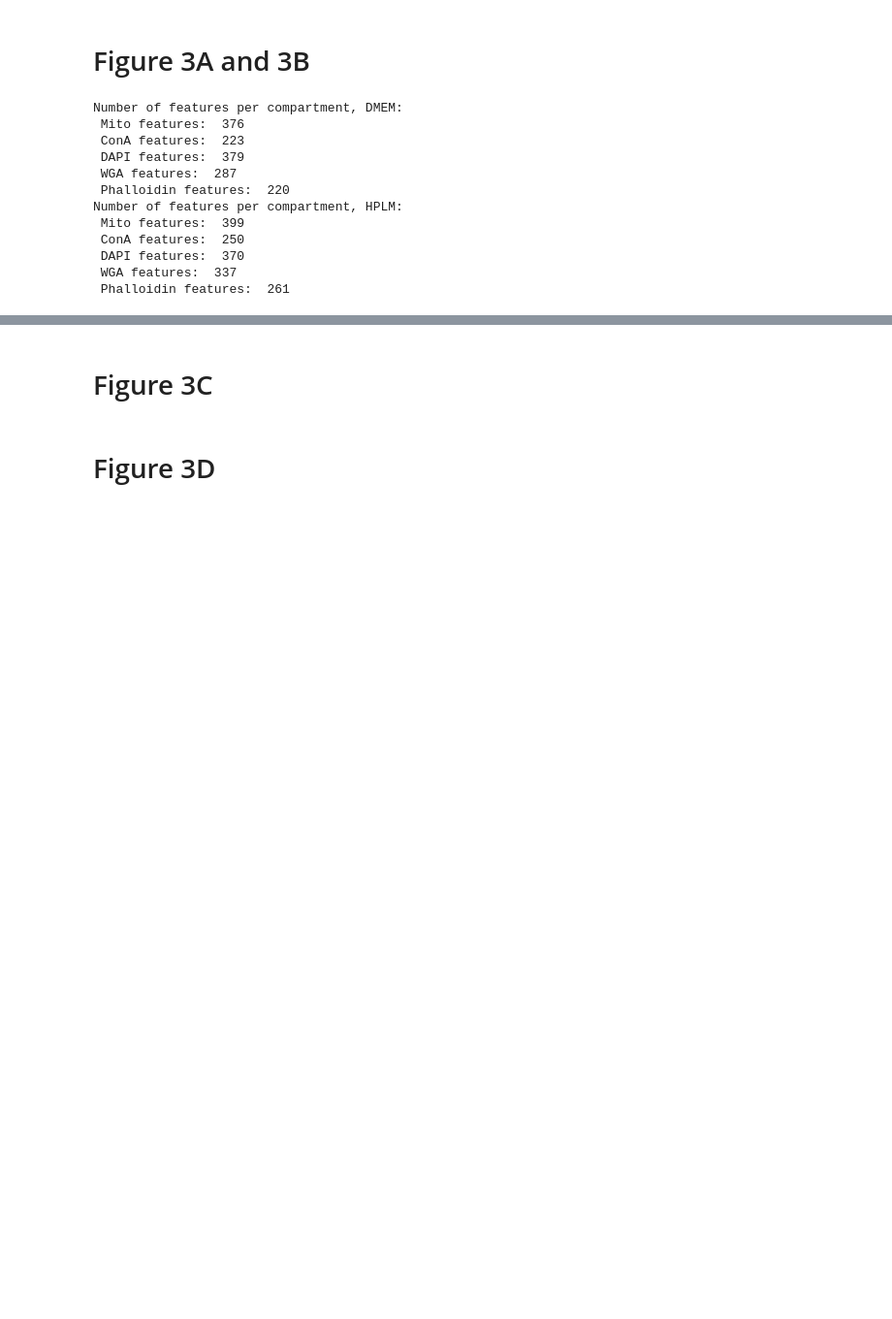
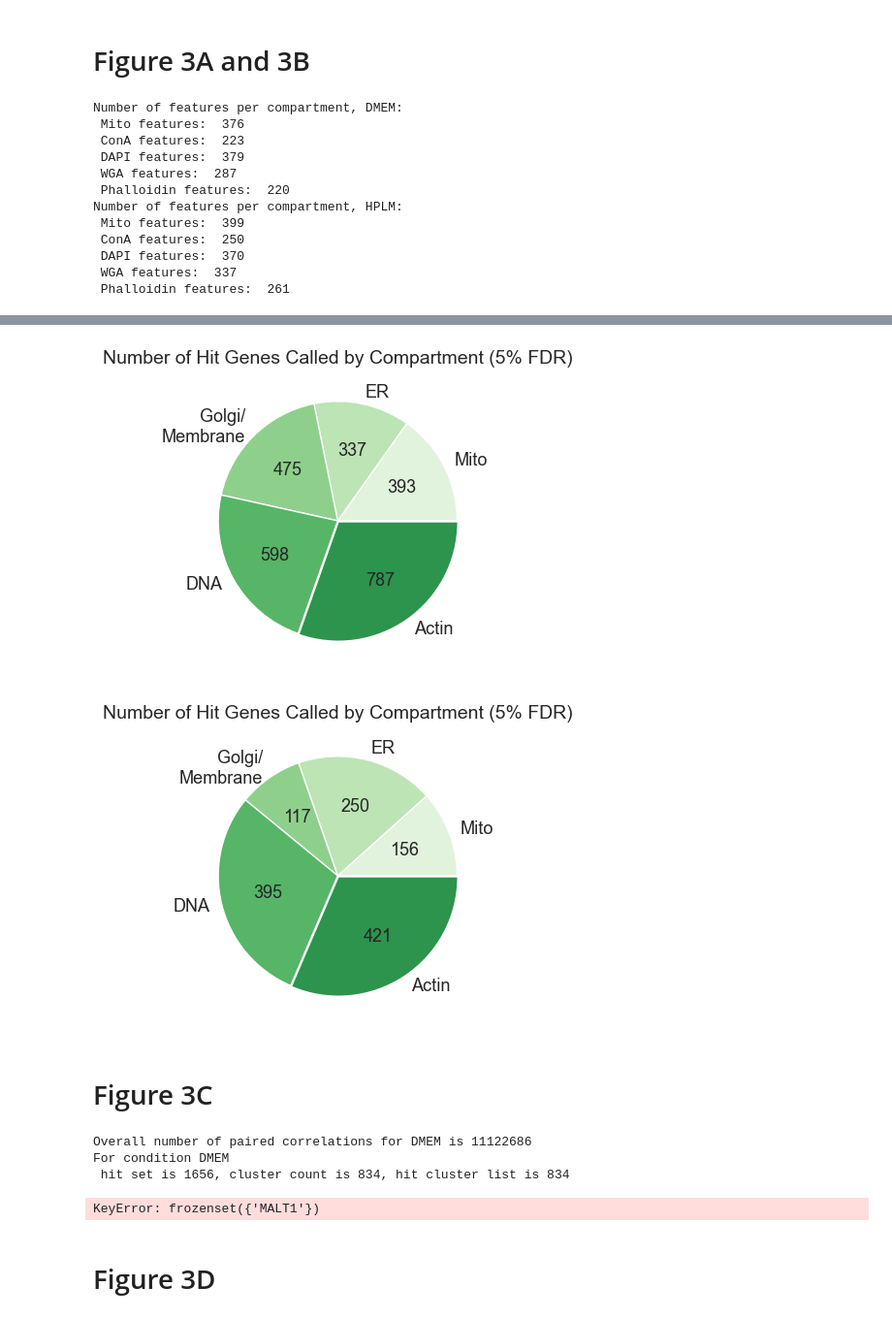
Before and after one commit to broadinstitute/2022_PERISCOPE, a Jupyter notebook: 3_HELA_WGS_Summary/Figure_3.ipynb, the cells around one changed output, grey strips where cells are left out. Shown at 97% size. Cells and saved outputs as stored; diff of their text form; code cells hidden in the pictures; blank space fills up the shorter version.

```diff
--- a/3_HELA_WGS_Summary/Figure_3.ipynb
+++ b/3_HELA_WGS_Summary/Figure_3.ipynb
@@ -181,26 +234,33 @@ fig.savefig(os.path.join(output_folder,'figure_panels','Fig3A_HeLa_DMEM_whole_ce
 # %%
 # Plot hits summary for Fig 3B
 def absolute_value2(val):
     a  = data[np.abs(data - val/100.*sum(data)).argmin() ]
     return a
 
-labels = ['Mito','ER','Golgi/\nMembrane','DNA','Actin']
-data = [len(df_sig_feature_expressed.query('Mito > @mito_5 & Sum <= @sum_5')),
-        len(df_sig_feature_expressed.query('ConA > @cona_5 & Sum <= @sum_5')),
-        len(df_sig_feature_expressed.query('WGA > @wga_5 & Sum <= @sum_5')),
-        len(df_sig_feature_expressed.query('DAPI > @dapi_5 & Sum <= @sum_5')),
-        len(df_sig_feature_expressed.query('Phalloidin > @phal_5 & Sum <= @sum_5'))]
+for (df, condition) in [(comp_spec_hits_DMEM,'DMEM'),(comp_spec_hits_HPLM,'HPLM')]:
+        labels = ['Mito','ER','Golgi/\nMembrane','DNA','Actin']
+        mito_5 = threshold_dict[condition]['Mito']
+        cona_5 = threshold_dict[condition]['ConA']
+        wga_5 = threshold_dict[condition]['WGA']
+        dapi_5 = threshold_dict[condition]['DAPI']
+        phal_5 = threshold_dict[condition]['Phalloidin']
+        data = [len(df.query('Mito > @mito_5 & Sum <= @sum_5')),
+                len(df.query('ConA > @cona_5 & Sum <= @sum_5')),
+                len(df.query('WGA > @wga_5 & Sum <= @sum_5')),
+                len(df.query('DAPI > @dapi_5 & Sum <= @sum_5')),
+                len(df.query('Phalloidin > @phal_5 & Sum <= @sum_5'))]
+        colors = sns.color_palette('Greens')[:5]
+        fig, ax = plt.subplots(figsize=(7,4))
 
-colors = sns.color_palette('Greens')[:5]
-
-fig, ax = plt.subplots(figsize=(7,4))
-
-sns.set_theme(style='white',palette='RdBu')
-plt.pie(data,
-        labels=labels,
-        autopct=absolute_value2,
-        colors=colors,
-        textprops={'fontsize': 13},
-        explode=(0.0, 0.0, 0.0, 0.0, 0.01))
-ax.set_title('Number of Hit Genes Called by Compartment (5% FDR)',size=14)
-fig.savefig(os.path.join(output_folder,'figure_panels','Fig3B_HeLa_DMEM_compartment_specific_hits_distribution.png',dpi = 300,bbox_inches='tight'))
+        sns.set_theme(style='white',palette='RdBu')
+        plt.pie(data,
+                labels=labels,
+                autopct=absolute_value2,
+                colors=colors,
+                textprops={'fontsize': 13},
+                explode=(0.0, 0.0, 0.0, 0.0, 0.01))
+        ax.set_title('Number of Hit Genes Called by Compartment (5% FDR)',size=14)
+        fig.savefig(os.path.join(output_folder,'figure_panels',f'Fig3B_HeLa_{condition}_compartment_specific_hits_distribution.png'),dpi = 300,bbox_inches='tight')
+# %% [output]
+[figure, added]
+[figure, added]
@@ -251,5 +269,11 @@ df_hits = df.loc[hit_list]
 # %%
 # Calculate correlation between all gene pairs and create a dictionory of gene pairs/correlation
+hit_list_DMEM = list(comp_spec_hits_DMEM.index) + list(whole_cell_hits_DMEM.index)
+df_hits_DMEM = df_gene_DMEM.loc[df_gene_DMEM['Metadata_Foci_Barcode_MatchedTo_GeneCode'].isin(hit_list_DMEM)].set_index('Metadata_Foci_Barcode_MatchedTo_GeneCode')
+hit_list_HPLM = list(comp_spec_hits_HPLM.index) + list(whole_cell_hits_DMEM.index)
+df_hits_HPLM = df_gene_HPLM.loc[df_gene_HPLM['Metadata_Foci_Barcode_MatchedTo_GeneCode'].isin(hit_list_HPLM)].set_index('Metadata_Foci_Barcode_MatchedTo_GeneCode')
+
+parent_corr_dic = {}
 for (df_hits, condition) in [(df_hits_DMEM, 'DMEM'), (df_hits_HPLM, 'HPLM')]:
     df_hits_corr = df_hits.T.corr()
     genes = list(df_hits_corr.index)
@@ -260,13 +284,15 @@ for (df_hits, condition) in [(df_hits_DMEM, 'DMEM'), (df_hits_HPLM, 'HPLM')]:
                 continue
             else:
                 corr_dic[frozenset([gene1,gene2])]=(df_hits_corr.loc[gene1,gene2])
+    parent_corr_dic[condition] = corr_dic
+    print (f'Overall number of paired correlations for {condition} is {len(corr_dic)}')
 
-    # Create a list of protein clusters with all complexes that had at least 66% of genes represented within the Hela DMEM WGS hits
+    # Create a list of protein clusters with all complexes that had at least 66% of genes represented within the hits
     cluster_count = 0
     hit_cluster_list_list = []
     hit_set = set()
-    for i in range(len(ppi_data_h)):
-        cluster = ppi_data_h.iloc[i]['subunits(Gene name)'].split(';')
+    for i in range(len(ppi_data)):
+        cluster = ppi_data.iloc[i]['subunits(Gene name)'].split(';')
         count = 0
         hit_cluster_list = []
         for g in cluster:
@@ -278,7 +304,7 @@ for (df_hits, condition) in [(df_hits_DMEM, 'DMEM'), (df_hits_HPLM, 'HPLM')]:
             cluster_count += 1
         if hit_cluster_list and (count/len(cluster)) >= 0.66:
             hit_cluster_list_list.append(hit_cluster_list)
-    print(len(hit_set),cluster_count,len(hit_cluster_list_list))
+    print(f'For condition {condition} \n hit set is {len(hit_set)}, cluster count is {cluster_count}, hit cluster list is {len(hit_cluster_list_list)}')
 
     # Assign correlations to hit gene pairs
     hit_pair_set = set()
@@ -290,8 +316,8 @@ for (df_hits, condition) in [(df_hits_DMEM, 'DMEM'), (df_hits_HPLM, 'HPLM')]:
     for s in hit_pair_set:
         hit_corr_dic[s] = corr_dic[s]
 
-    print(' Number of hit pairs',len(hit_pair_set),'\n',
-        'Number of hit pairs with correlation',len(hit_corr_dic))
+    print(f'For condition {condition} \n Number of hit pairs is {len(hit_pair_set)} \n',
+        f'Number of hit pairs with correlation is {len(hit_corr_dic)}')
 
     # Plot CORUM gene pair correlation distribution for Fig 3C
     sns.set_theme(style="white",rc = {'axes.linewidth': 0.7,'xtick.labelsize':17,'ytick.labelsize':17})
@@ -308,8 +334,13 @@ for (df_hits, condition) in [(df_hits_DMEM, 'DMEM'), (df_hits_HPLM, 'HPLM')]:
     ax.legend(['Hit gene pairs','Hit gene pairs in CORUM complex'],loc='upper left',bbox_to_anchor=(0.0,1.15),frameon=False,prop=font )
     sns.despine(top = True)
 
-    fig.savefig(f'Fig3_C_Hela_{condition}_CORUM_gene_pair_correlation_distribution.png', dpi=300,facecolor='w', edgecolor='w', bbox_inches='tight')
+    fig.savefig(f'Fig3C_HeLa_{condition}_CORUM_gene_pair_correlation_distribution.png', dpi=300,facecolor='w', edgecolor='w', bbox_inches='tight')
     plt.show()
+# %% [output]
+Overall number of paired correlations for DMEM is 11122686
+For condition DMEM
+ hit set is 1656, cluster count is 834, hit cluster list is 834
+KeyError: frozenset({'MALT1'})
 # %% [markdown]
 # Figure 3D
 # %%
```
Also changed, not shown: parts of 20 cells of this notebook, 1 other file.
